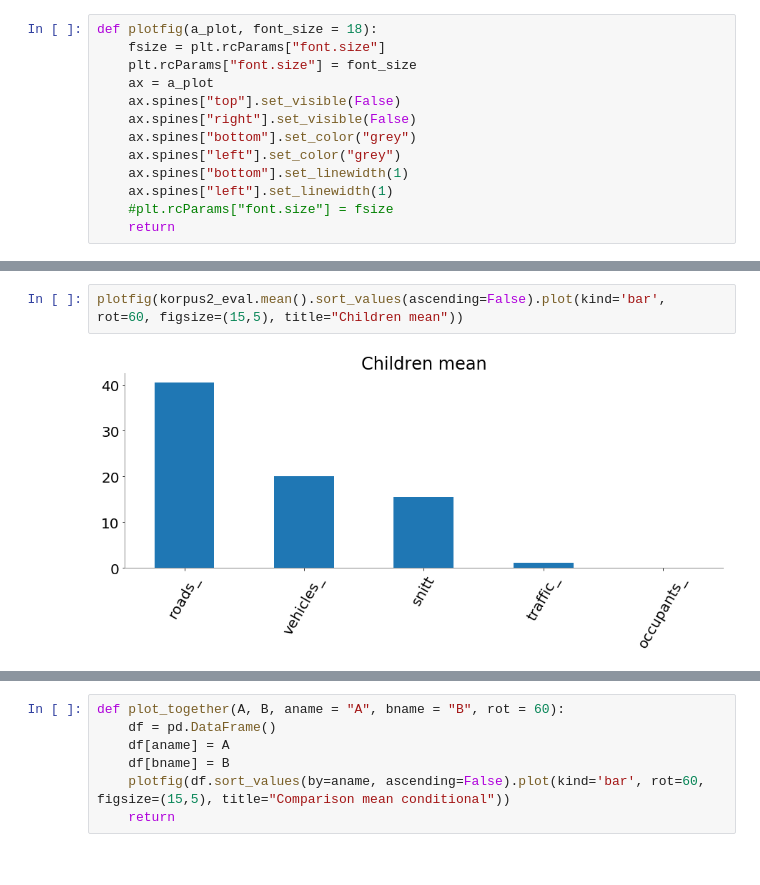
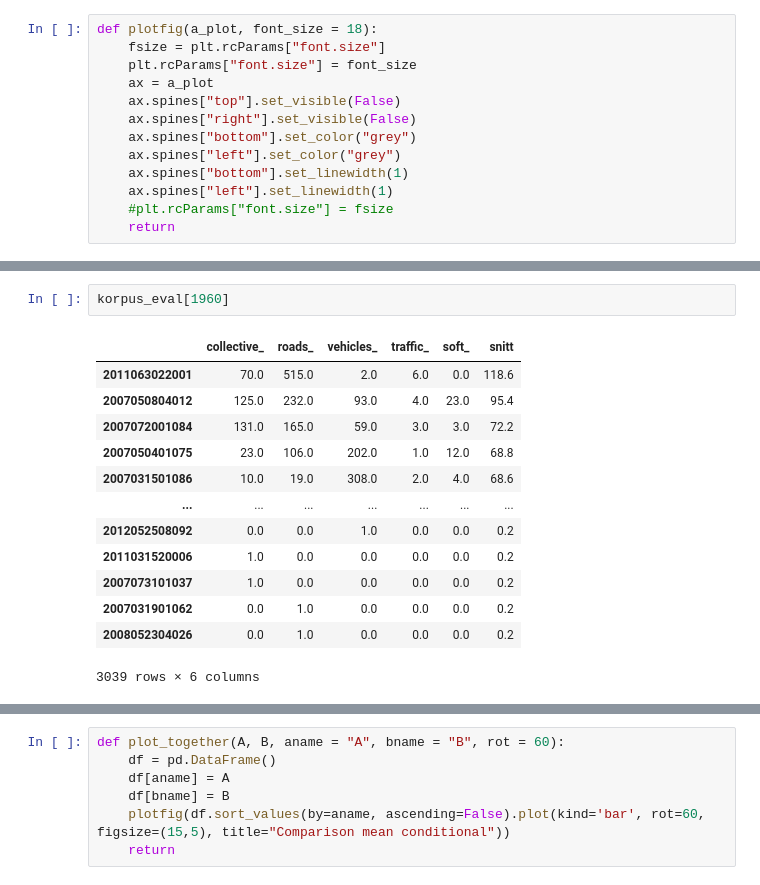
Before and after one commit to Yoonsen/Trawling, a Jupyter notebook: Analyse_bok_temafamiler.ipynb, the cells around one changed output, grey strips where cells are left out. Drawn from its saved outputs; the diff is of its cells as text.

```diff
--- a/Analyse_bok_temafamiler.ipynb
+++ b/Analyse_bok_temafamiler.ipynb
@@ -181,4 +151,16 @@ plotfig(korpus1_eval.mean().sort_values(ascending=False).plot(kind='bar', rot=60
-# %%
-plotfig(korpus2_eval.mean().sort_values(ascending=False).plot(kind='bar', rot=60, figsize=(15,5), title="Children mean"))
-# %% [output]
-[figure, removed]
+# %%
+korpus_eval[1960]
+# %% [output]
+|  | collective_ | roads_ | vehicles_ | traffic_ | soft_ | snitt |
+| 2011063022001 | 70.0 | 515.0 | 2.0 | 6.0 | 0.0 | 118.6 |
+| 2007050804012 | 125.0 | 232.0 | 93.0 | 4.0 | 23.0 | 95.4 |
+| 2007072001084 | 131.0 | 165.0 | 59.0 | 3.0 | 3.0 | 72.2 |
+| 2007050401075 | 23.0 | 106.0 | 202.0 | 1.0 | 12.0 | 68.8 |
+| 2007031501086 | 10.0 | 19.0 | 308.0 | 2.0 | 4.0 | 68.6 |
+| ... | ... | ... | ... | ... | ... | ... |
+| 2012052508092 | 0.0 | 0.0 | 1.0 | 0.0 | 0.0 | 0.2 |
+| 2011031520006 | 1.0 | 0.0 | 0.0 | 0.0 | 0.0 | 0.2 |
+| 2007073101037 | 1.0 | 0.0 | 0.0 | 0.0 | 0.0 | 0.2 |
+| 2007031901062 | 0.0 | 1.0 | 0.0 | 0.0 | 0.0 | 0.2 |
+| 2008052304026 | 0.0 | 1.0 | 0.0 | 0.0 | 0.0 | 0.2 |
+3039 rows × 6 columns
```
Also changed, not shown: parts of 18 cells of this notebook.
